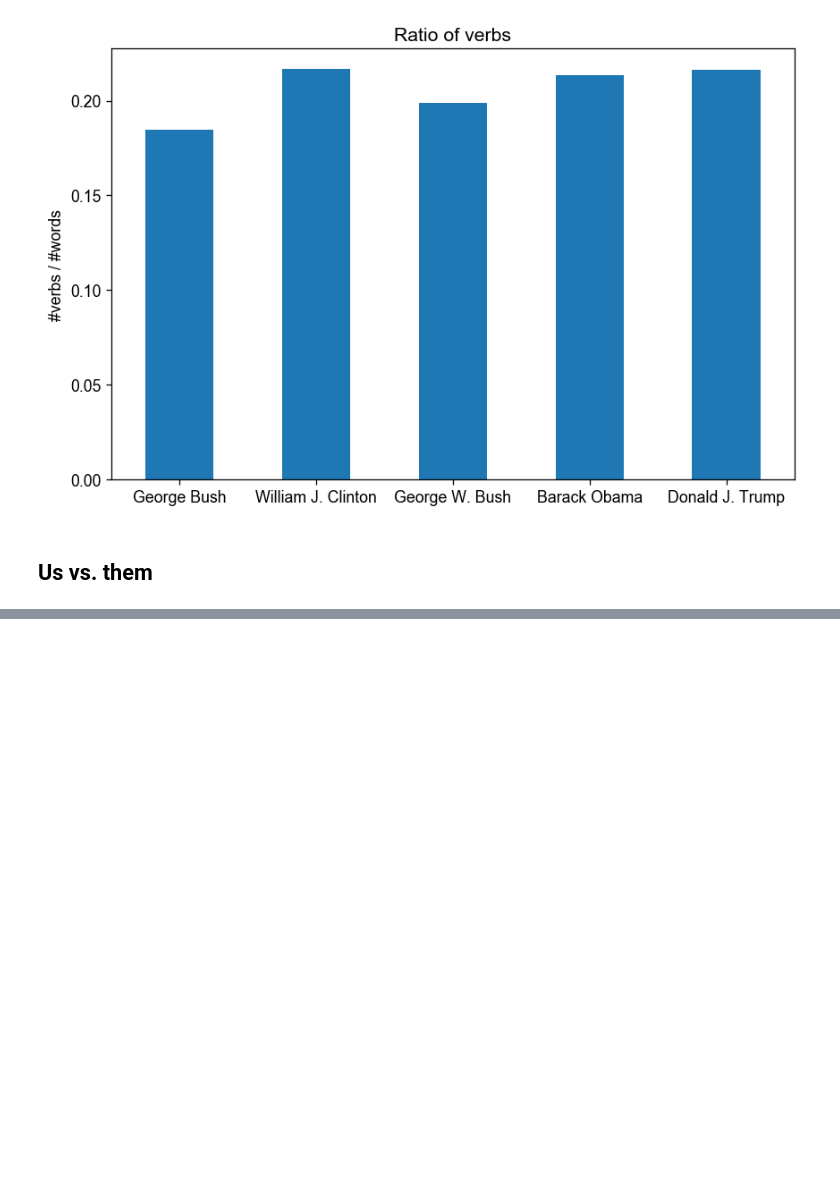
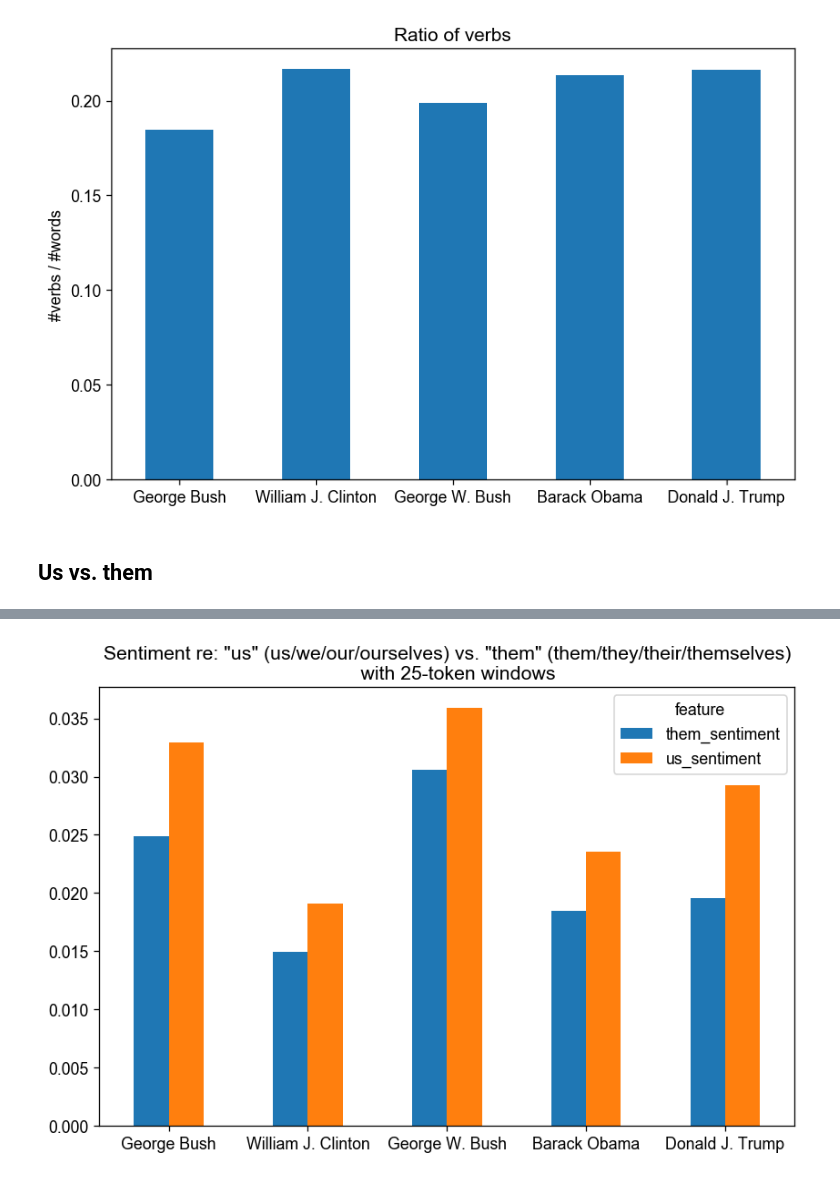
Before and after one commit to chbrown/presidents, a Jupyter notebook: notebooks/Inaugural-Shift.ipynb, the cells around one changed output, grey strips where cells are left out. Cells and saved outputs as stored; diff of their text form; code cells hidden in the pictures; blank space fills up the shorter version.

```diff
--- a/notebooks/Inaugural-Shift.ipynb
+++ b/notebooks/Inaugural-Shift.ipynb
@@ -914,0 +979,4 @@ plt.xticks(rotation=0)
+# %%
+%%time
+plot_us_them_sentiment_df([41, 42, 43, 44, 45], 25)
+# %% [output]
@@ -914,0 +985 @@ plt.xticks(rotation=0)
+[figure, added]
```
Also changed, not shown: parts of 16 cells of this notebook.
